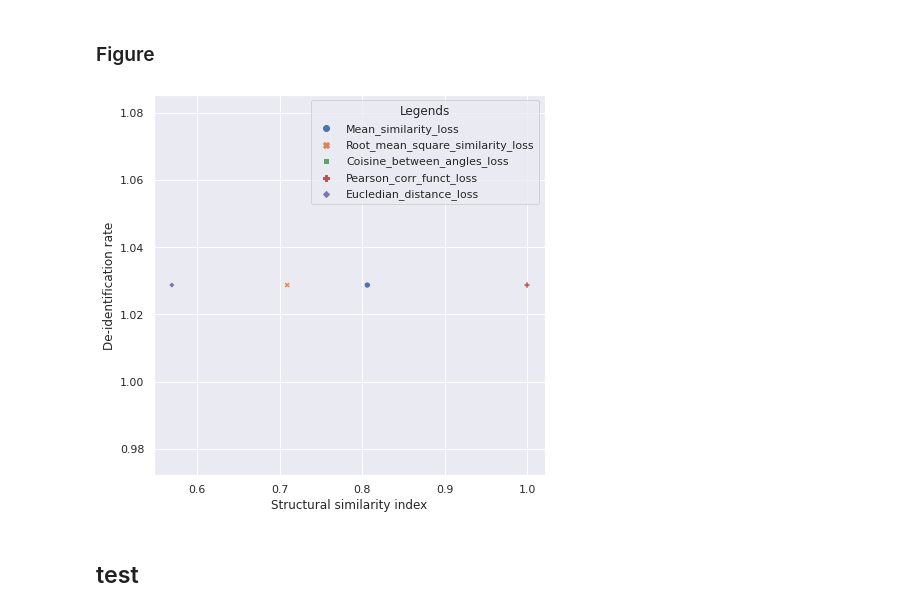
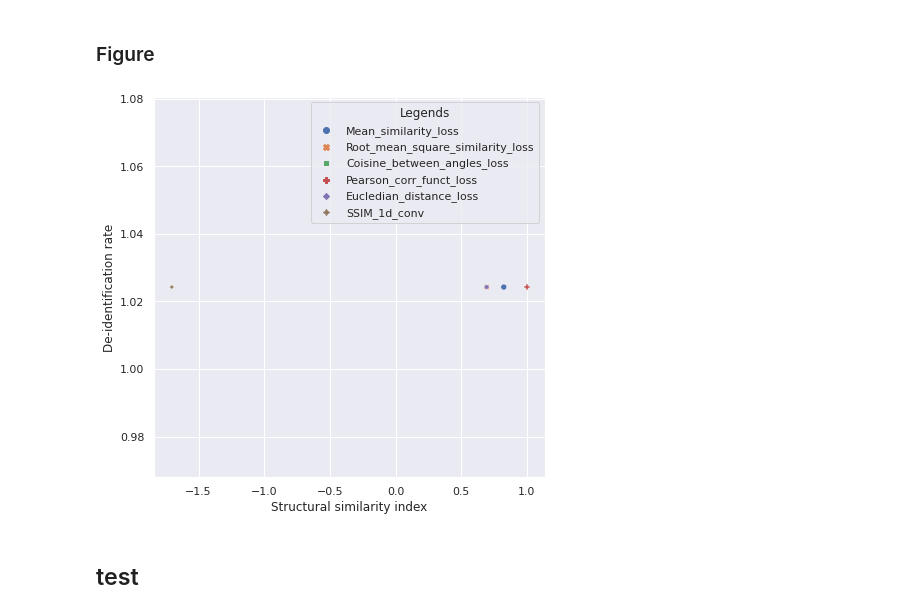
Before and after one commit to RamilyaSharifullina25/thesis, a Jupyter notebook: TIME/researchs.ipynb, the cells around one changed output. Saved outputs shown, nothing was run; the diff lists cells and outputs as text; code cells hidden in the pictures.

```diff
--- a/TIME/researchs.ipynb
+++ b/TIME/researchs.ipynb
@@ -553,27 +725,46 @@ str_simil_cba = checkpoint['str_simil_cba']
+# %%
+gen_ssim = Generator().to(device)
+disc_ssim = Discriminator().to(device)
+
+checkpoint_ssim = torch.load('trained_models/gan_ssim.pt')
+
+gen_ssim.load_state_dict(checkpoint_ssim['gen_state_dict'])
+disc_ssim.load_state_dict(checkpoint_ssim['disc_state_dict'])
+de_ident_rate_ssim = checkpoint_ssim['de_ident_rate']
+str_simil_ssim = checkpoint_ssim['str_simil']
 # %% [markdown]
 ### Figure
+# %%
+reg_names = ['Mean_similarity_loss',
+             'Root_mean_square_similarity_loss',
+             'Coisine_between_angles_loss',
+             'Pearson_corr_funct_loss',
+             'Eucledian_distance_loss',
+             'SSIM_1d_conv']
+
+regul_loss_dict = dict.fromkeys(reg_names, [])
+regul_loss_list = [Mean_similarity_loss,
+                   Root_mean_square_similarity_loss,
+                   Coisine_between_angles_loss,
+                   Pearson_corr_funct_loss,
+                   Eucledian_distance_loss,
+                   SSIM_1d_conv]
 # %%
 sns.set_theme()
-data = pd.DataFrame({'Structural similarity index': [1 - loss_regul_mean_similarity.item(),
-                                                     1 - loss_regul_root_mean_square.item(),
-                                                     1 - loss_regul_coisine_between_angles.item(),
-                                                     1 - loss_regul_pearson_corr_funct.item(),
-                                                     1 - loss_regul_eucledian_distance.item() / 1000],
-                     'De-identification rate': [de_ident_rate_mean_similarity,
-                                                de_ident_rate_root_mean_square,
-                                                de_ident_rate_coisine_between_angles,
-                                                de_ident_rate_pearson_corr_funct,
-                                                de_ident_rate_eucledian_distance],
-                     'Legends': reg_names})
+data = pd.DataFrame({
+    'Structural similarity index': [str_simil_ms, str_simil_rms, str_simil_cba, str_simil_pcf, str_simil_ed, str_simil_ssim],
+    'De-identification rate': [de_ident_rate_ms, de_ident_rate_rms, de_ident_rate_cba, de_ident_rate_pcf, de_ident_rate_ed, de_ident_rate_ssim],
+    'Legends': reg_names})
+
 plt.figure(figsize = (7, 7))
 sns.scatterplot(data=data, x="Structural similarity index",
                 y="De-identification rate",
                 hue = 'Legends',
                 style="Legends",
                 legend='brief');
 plt.savefig('De_iden_vs_structural_simil')
 # %% [output]
-[figure, old version]
+[figure, new version]
 # %% [markdown]
 ## test
 # %%
```
Also changed, not shown: parts of 16 cells of this notebook.
